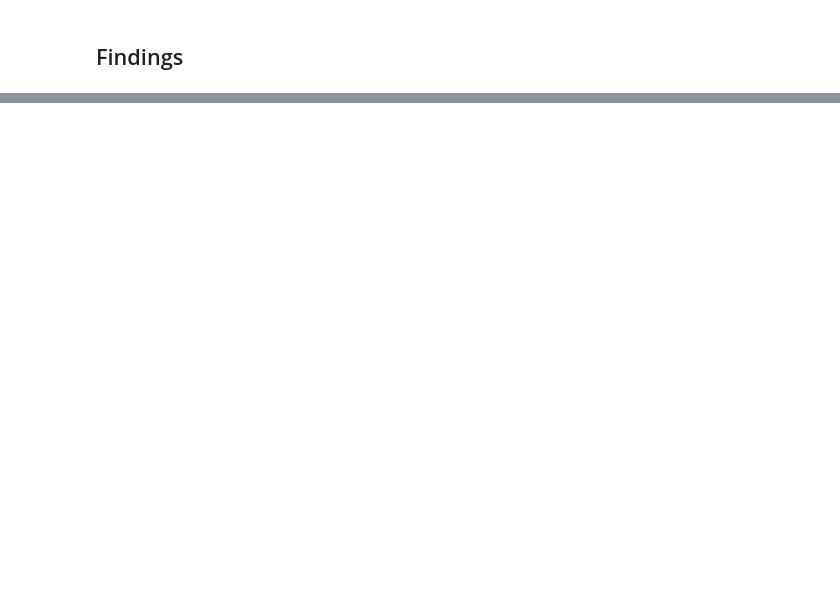
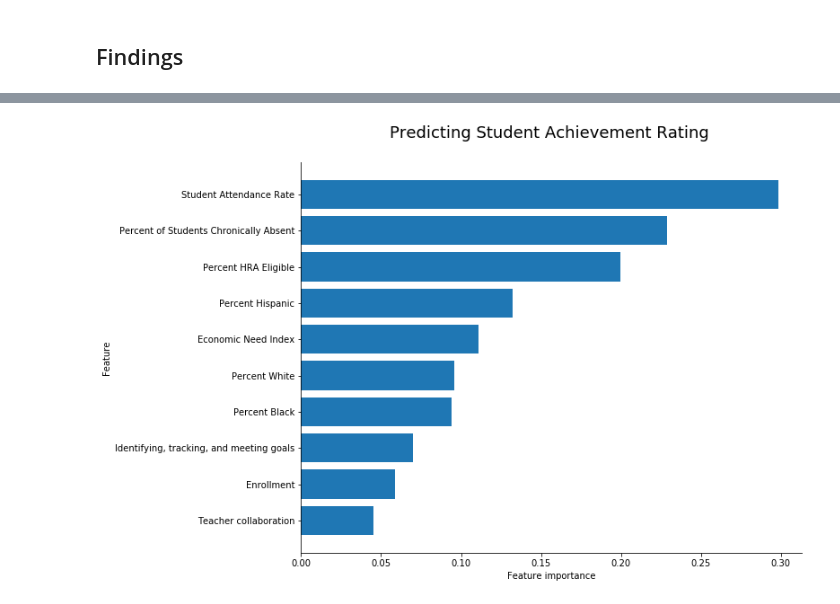
Before and after one commit to sharonk515/NYC_education_2018, a Jupyter notebook: Modeling - Student Achievement (Classification).ipynb, the cells around one changed output, grey strips where cells are left out. Saved outputs shown, nothing was run; the diff lists cells and outputs as text; code cells hidden in the pictures; blank space fills up the shorter version.

```diff
--- a/Modeling - Student Achievement (Classification).ipynb
+++ b/Modeling - Student Achievement (Classification).ipynb
@@ -667,0 +667,12 @@ svm_feat_imp.head(10)
+# %%
+plt.figure(figsize=(10, 8))
+plt.barh(svm_feat_imp['Feature'][-10:],
+         svm_feat_imp['Absolute Coefficient'][-10:],
+         align='center')
+sns.despine(left=False, bottom=False)
+plt.xlabel('Feature importance', fontsize=18)
+plt.ylabel('Feature', fontsize=18)
+plt.title(f'Predicting Student Achievement Rating \n', fontsize=18)
+plt.savefig('Images/rating_feat_imp.png', bbox_inches='tight');
+# %% [output]
+[figure, added]
```
Also changed, not shown: parts of 38 cells of this notebook, 8 other files.
